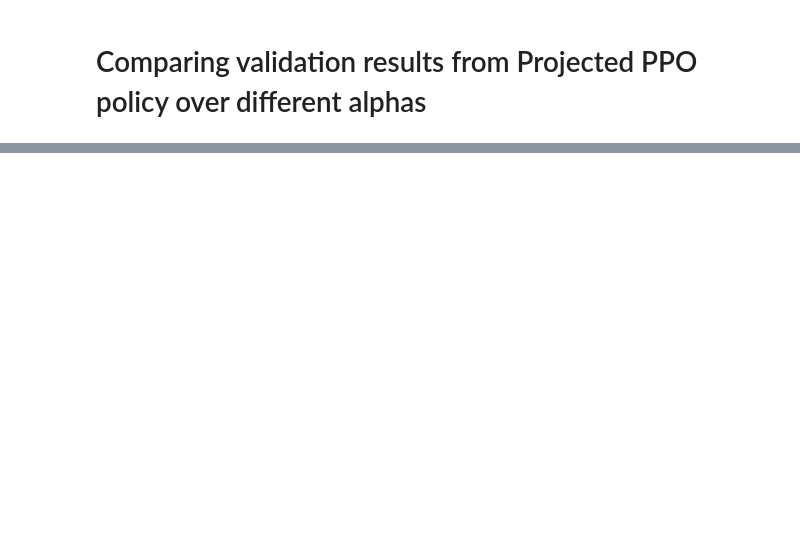
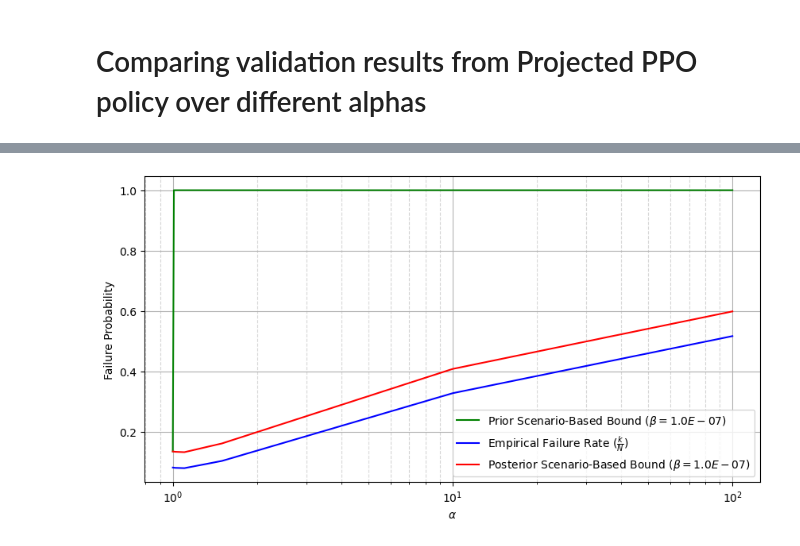
Before and after one commit to JacquesCloete/sport, a Jupyter notebook: notebooks/envs/comparing_validation_over_alphas.ipynb, the cells around one changed output, grey strips where cells are left out. Cells and saved outputs as stored; diff of their text form; code cells hidden in the pictures; blank space fills up the shorter version.

```diff
--- a/notebooks/envs/comparing_validation_over_alphas.ipynb
+++ b/notebooks/envs/comparing_validation_over_alphas.ipynb
@@ -4,0 +19,26 @@ from rl_vcf.validate.utils import load_scenario_database
+# %%
+alpha = 1.0
+alpha_1_db = load_scenario_database(
+    "../../src/rl_vcf/outputs/2024-12-20/17-24-17/task_policy_db.pkl"
+)
+fig, ax = alpha_1_db.plot_epsilons(
+    plot_empirical=True,
+    confs=[conf],
+)
+print(alpha_1_db.get_num_successes())
+print(alpha_1_db.get_mean_successful_time_taken())
+T = 300
+add_plotting_data_to_dicts(
+    scenario_db=alpha_1_db,
+    alpha=alpha,
+    T=T,
+    mean_successful_time_taken=mean_successful_time_taken,
+    std_successful_time_taken=std_successful_time_taken,
+    empirical_failure_rate=empirical_failure_rate,
+    posterior_bound_failure_rate=posterior_bound_failure_rate,
+    conf=conf,
+)
+print(mean_successful_time_taken[alpha])
+print(std_successful_time_taken[alpha])
+print(empirical_failure_rate[alpha])
+print(posterior_bound_failure_rate[alpha])
@@ -130,0 +313,9 @@ print(alpha_task_db.get_mean_successful_time_taken())
+# %%
+fig, ax = plot_failure_probs(
+    empirical_failure_rate=empirical_failure_rate,
+    posterior_bound_failure_rate=posterior_bound_failure_rate,
+    T=T,
+    conf=conf,
+)
+# %% [output]
+[figure, added]
```
Also changed, not shown: parts of 21 cells of this notebook, 10 other files.
